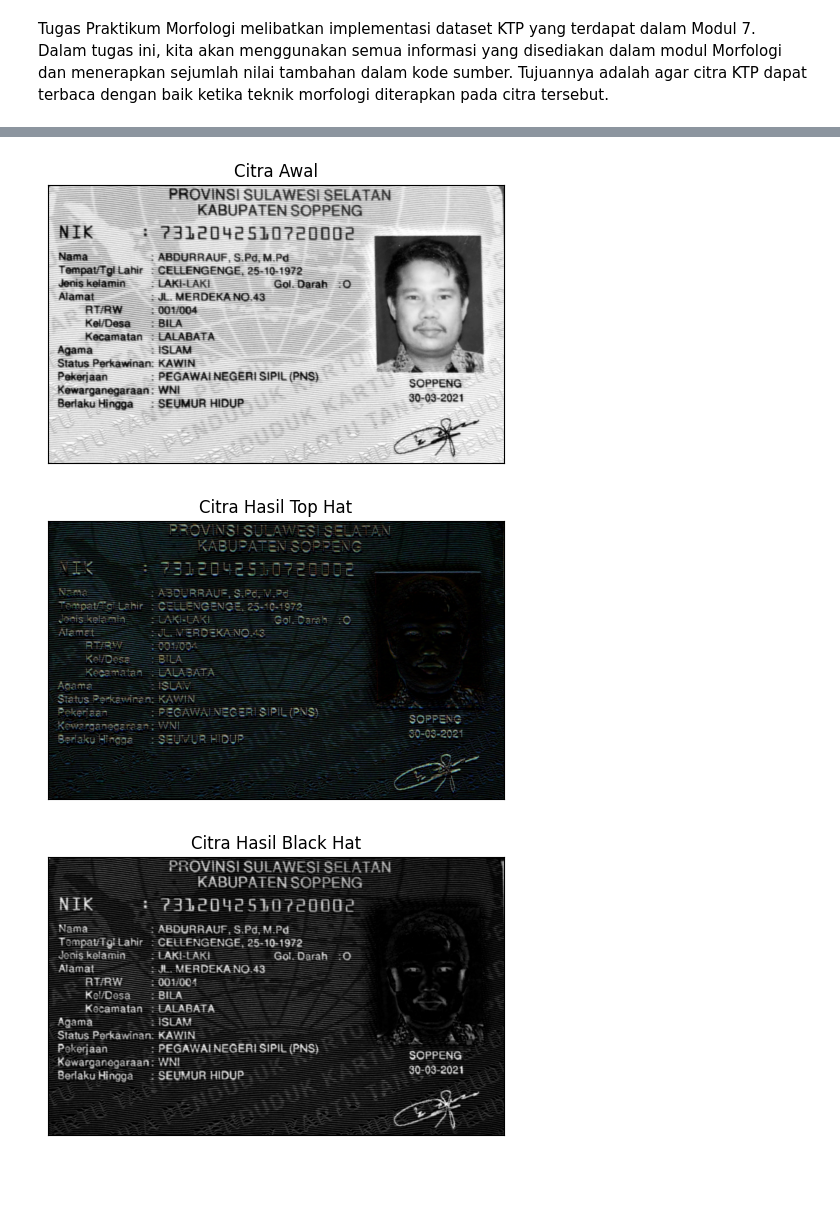
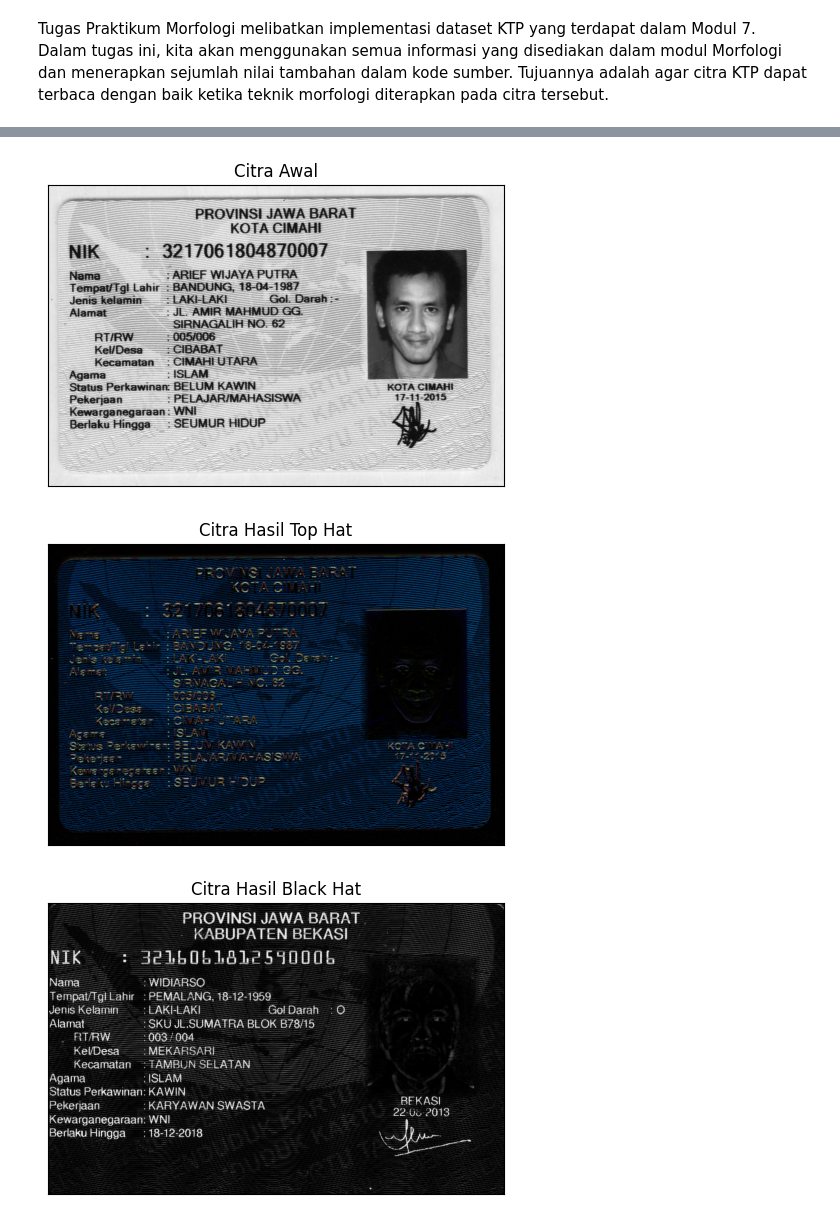
Before and after one commit to Brilliyandddd/PCVK, a Jupyter notebook: week09.ipynb, the cells around one changed output, grey strips where cells are left out. Drawn from its saved outputs; the diff is of its cells as text; code cells hidden in the pictures; blank space fills up the shorter version.

```diff
--- a/week09.ipynb
+++ b/week09.ipynb
@@ -559,32 +581,32 @@ SE = Rectangle 1x3
 # %%
 filterSize =(3, 6)
 kernel = cv2.getStructuringElement(cv2.MORPH_RECT, filterSize)
 
 # Reading the image named 'input.jpg'
-img = cv2.imread('/content/drive/MyDrive/PCVK/Week9/ktp.jpeg')
+img = cv2.imread('/content/drive/MyDrive/PCVK/Week9/KTP/ktp2.png')
 input_image = cv2.cvtColor(img, cv2.COLOR_BGR2GRAY)
 
-img2 = cv2.imread('/content/drive/MyDrive/PCVK/Week9/ktp.jpeg')
+img2 = cv2.imread('/content/drive/MyDrive/PCVK/Week9/KTP/ktp6.png')
 input_image2 = cv2.cvtColor(img2, cv2.COLOR_BGR2GRAY)
 
 # Applying the Black-Hat operation
 tophat_img = cv2.morphologyEx(img,cv2.MORPH_BLACKHAT, kernel)
 
 Kernel = cv2.getStructuringElement(cv2.MORPH_RECT, (13, 5))
 blackhat_img = cv2.morphologyEx(input_image2, cv2.MORPH_BLACKHAT, Kernel)
 #cv2.imshow("original", input_image)
 #cv2.imshow("tophat", tophat_img)
 #cv2.waitKey(5000)
 
 plt.figure(figsize=(20,16)),plt.subplot(132),plt.imshow(input_image,cmap = 'gray')
 plt.title('Citra Awal'), plt.xticks([]), plt.yticks([])
 plt.figure(figsize=(20,16)),plt.subplot(132),plt.imshow(tophat_img,cmap = 'gray')
 plt.title('Citra Hasil Top Hat'), plt.xticks([]), plt.yticks([])
 plt.figure(figsize=(20,16)),plt.subplot(132),plt.imshow(blackhat_img,cmap = 'gray')
 plt.title('Citra Hasil Black Hat'), plt.xticks([]), plt.yticks([])
 plt.show()
 # %% [output]
-[figure, old version]
+[figure, new version]
-[figure, old version]
+[figure, new version]
-[figure, old version]
+[figure, new version]
 # %%
```
Also changed, not shown: parts of 23 cells of this notebook.
